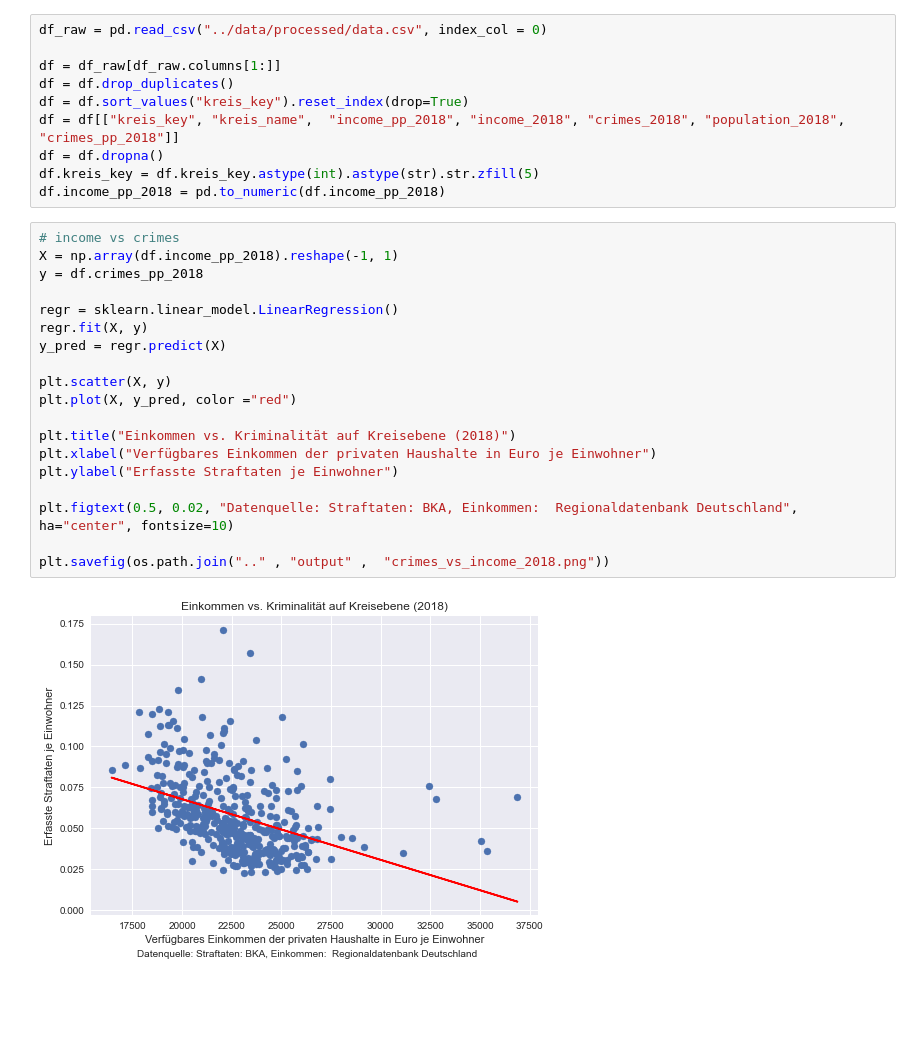
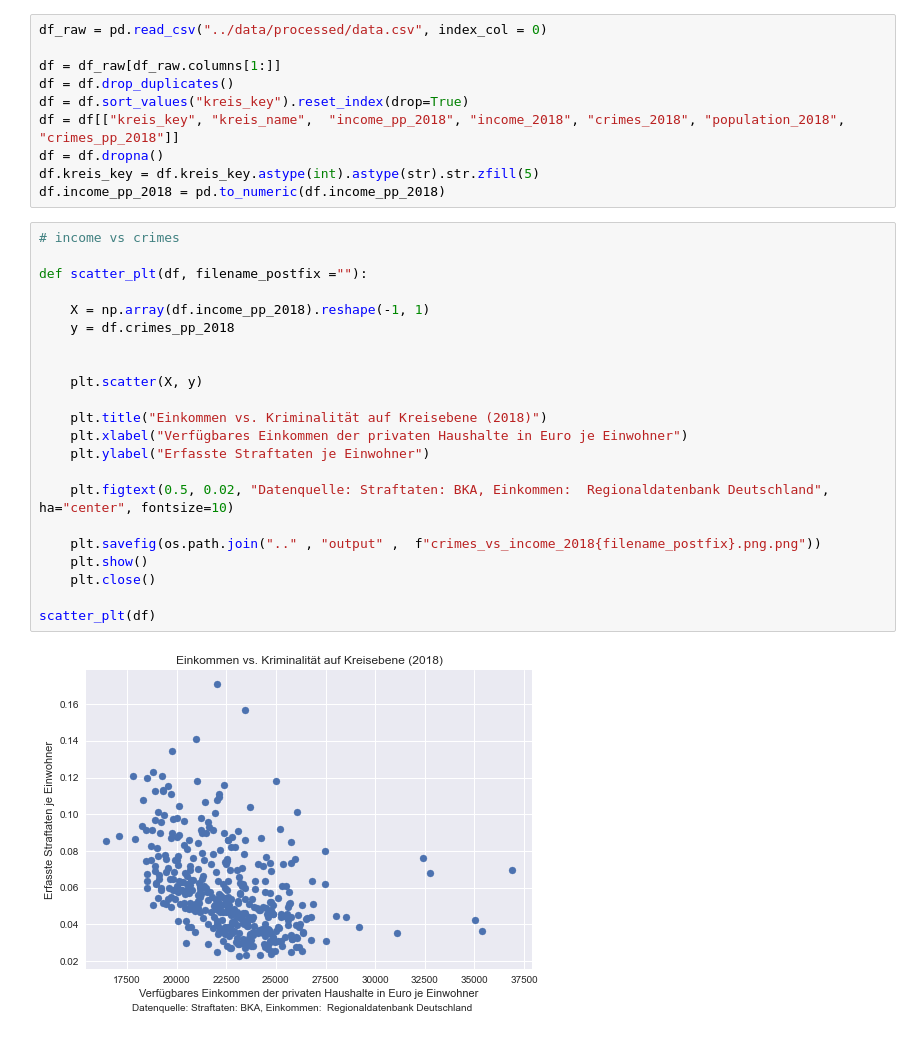
Before and after one commit to dullibri/if_license_plates_could_talk, a Jupyter notebook: notebooks/eda.ipynb, the cells around one changed output. Drawn from its saved outputs; the diff is of its cells as text; blank space fills up the shorter version.

```diff
--- a/notebooks/eda.ipynb
+++ b/notebooks/eda.ipynb
@@ -19,22 +19,25 @@ df.kreis_key = df.kreis_key.astype(int).astype(str).str.zfill(5)
 df.income_pp_2018 = pd.to_numeric(df.income_pp_2018)
 # %%
 # income vs crimes
-X = np.array(df.income_pp_2018).reshape(-1, 1)
-y = df.crimes_pp_2018
 
-regr = sklearn.linear_model.LinearRegression()
-regr.fit(X, y)
-y_pred = regr.predict(X)
+def scatter_plt(df, filename_postfix =""):
 
-plt.scatter(X, y)
-plt.plot(X, y_pred, color ="red")
+    X = np.array(df.income_pp_2018).reshape(-1, 1)
+    y = df.crimes_pp_2018
 
-plt.title("Einkommen vs. Kriminalität auf Kreisebene (2018)")
-plt.xlabel("Verfügbares Einkommen der privaten Haushalte in Euro je Einwohner")
-plt.ylabel("Erfasste Straftaten je Einwohner")
 
-plt.figtext(0.5, 0.02, "Datenquelle: Straftaten: BKA, Einkommen:  Regionaldatenbank Deutschland", ha="center", fontsize=10)
+    plt.scatter(X, y)
 
-plt.savefig(os.path.join(".." , "output" ,  "crimes_vs_income_2018.png"))
+    plt.title("Einkommen vs. Kriminalität auf Kreisebene (2018)")
+    plt.xlabel("Verfügbares Einkommen der privaten Haushalte in Euro je Einwohner")
+    plt.ylabel("Erfasste Straftaten je Einwohner")
+
+    plt.figtext(0.5, 0.02, "Datenquelle: Straftaten: BKA, Einkommen:  Regionaldatenbank Deutschland", ha="center", fontsize=10)
+
+    plt.savefig(os.path.join(".." , "output" ,  f"crimes_vs_income_2018{filename_postfix}.png.png"))
+    plt.show()
+    plt.close()
+
+scatter_plt(df)
 # %% [output]
-[figure, old version]
+[figure, new version]
```
Also changed, not shown: parts of 3 cells of this notebook, 11 other files.
